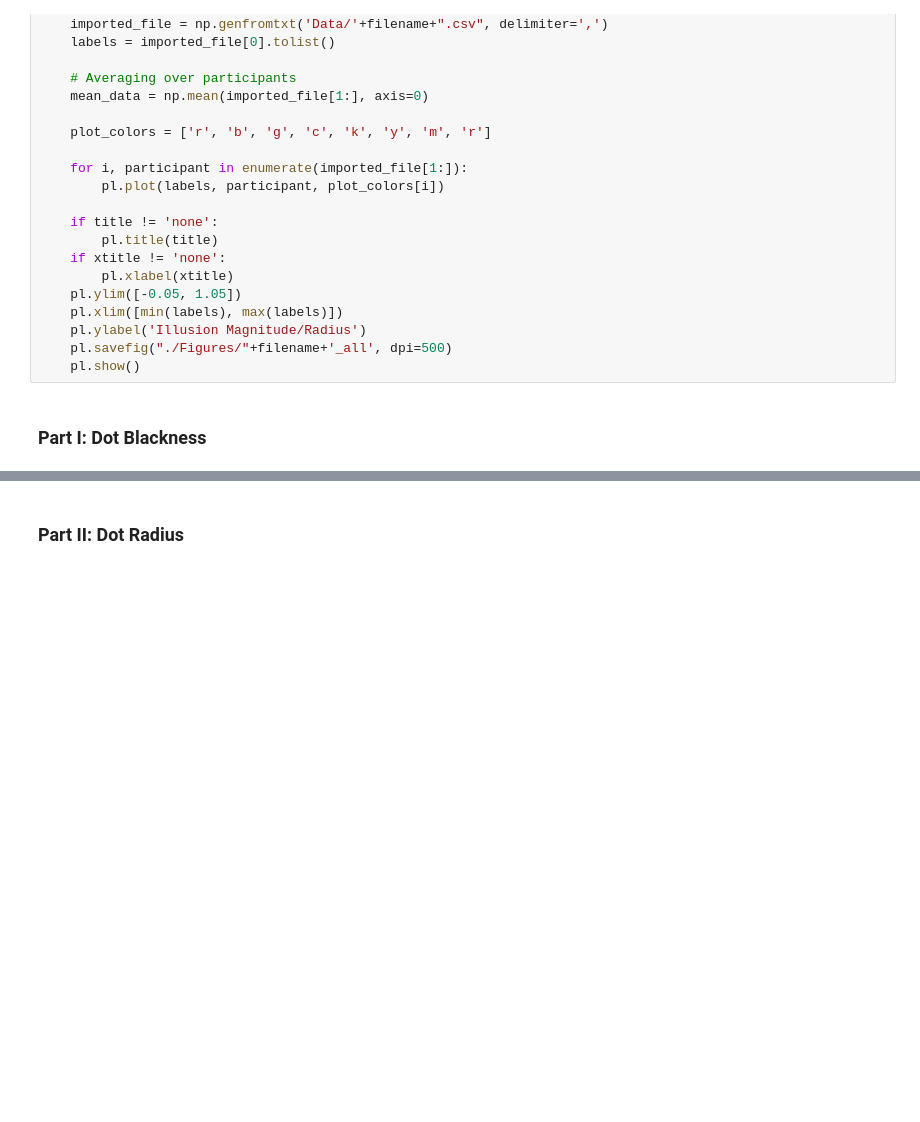
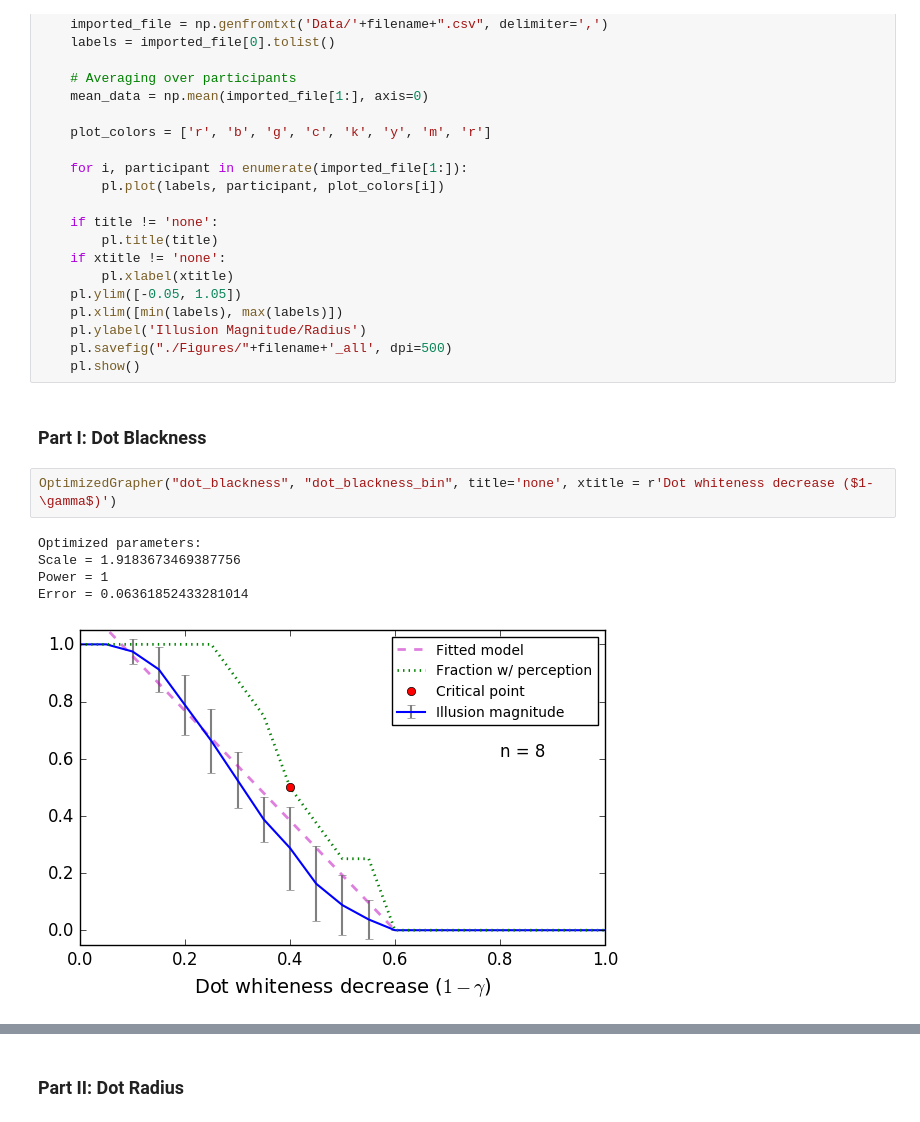
Before and after one commit to sunericd/Contrast-dynamics-of-Scintillating-and-Hermann-Grid-illusions, a Jupyter notebook: mainFigures.ipynb, the cells around one changed output, grey strips where cells are left out. Cells and saved outputs as stored; diff of their text form; blank space fills up the shorter version.

```diff
--- a/mainFigures.ipynb
+++ b/mainFigures.ipynb
@@ -190,4 +278,12 @@ def plotIndividuals (filename, title='none', xtitle='none'):
     pl.show()
 # %% [markdown]
 ### Part I: Dot Blackness
+# %%
+OptimizedGrapher("dot_blackness", "dot_blackness_bin", title='none', xtitle = r'Dot whiteness decrease ($1-\gamma$)')
+# %% [output]
+Optimized parameters:
+Scale = 1.9183673469387756
+Power = 1
+Error = 0.06361852433281014
+[figure, added]
 # %%
```
Also changed, not shown: parts of 11 cells of this notebook, 1 other file.
